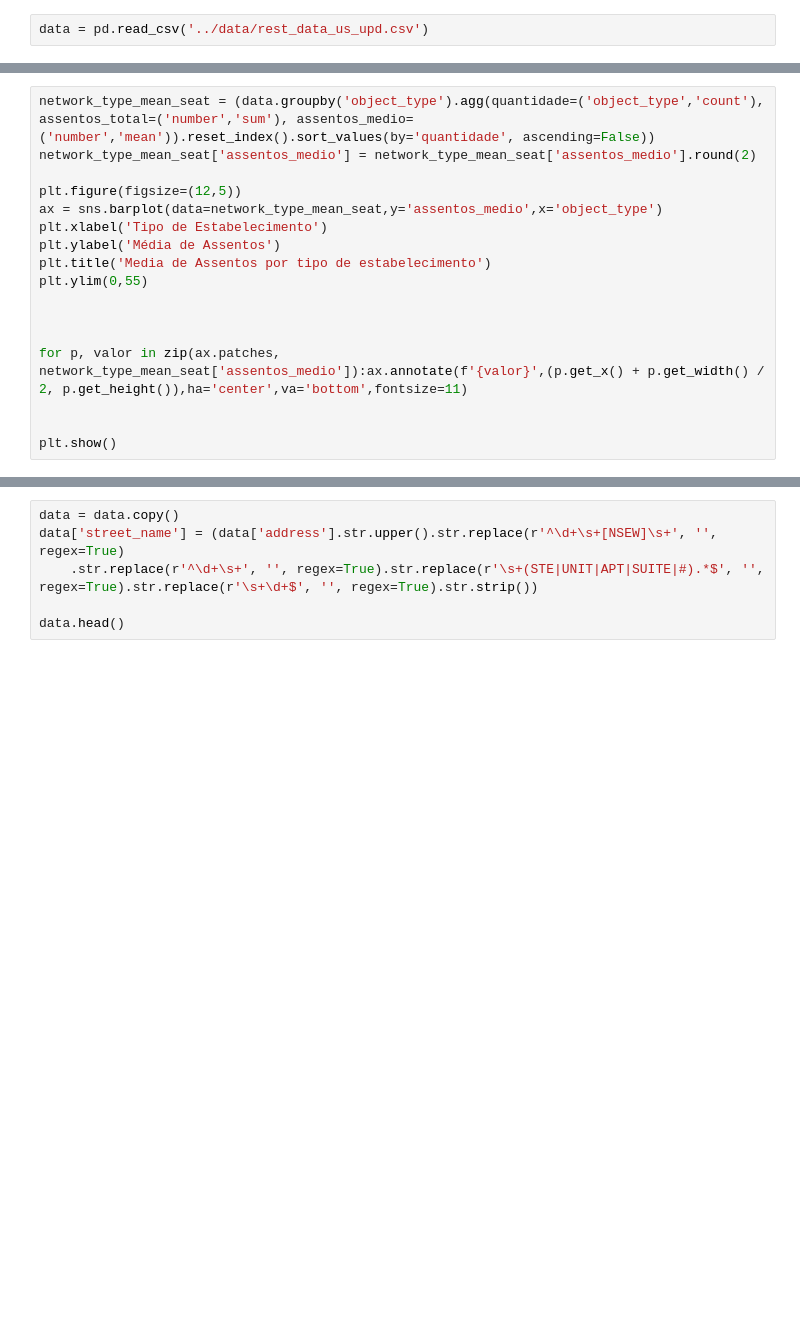
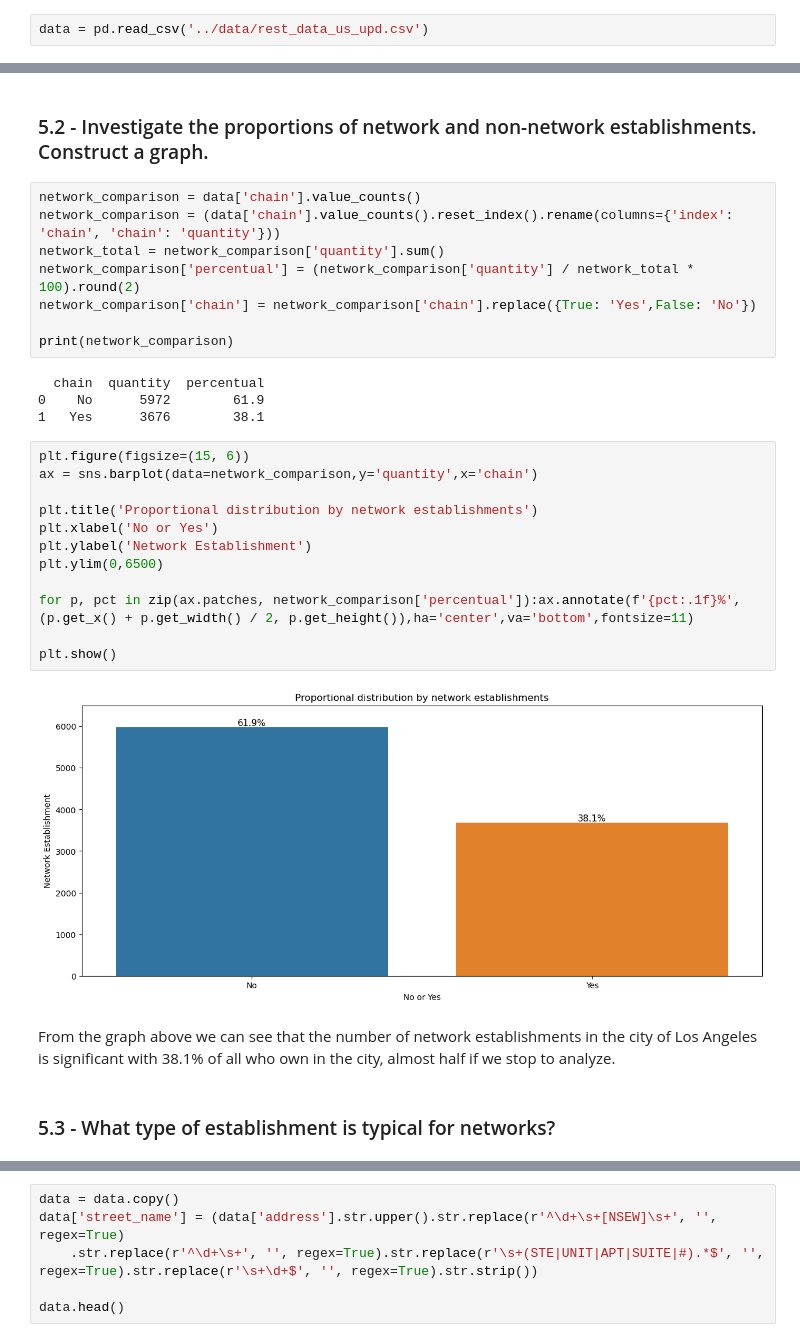
Before and after one commit to guilhermen29/Projeto-Cafeteria-Los-Angeles, a Jupyter notebook: notebook/notebook.ipynb, the cells around one changed output, grey strips where cells are left out. Drawn from its saved outputs; the diff is of its cells as text; blank space fills up the shorter version.

```diff
--- a/notebook/notebook.ipynb
+++ b/notebook/notebook.ipynb
@@ -231,17 +97,0 @@ A inclinação negativa da linha de tendência indica que as redes são caracter
-# %%
-network_type_mean_seat = (data.groupby('object_type').agg(quantidade=('object_type','count'), assentos_total=('number','sum'), assentos_medio=('number','mean')).reset_index().sort_values(by='quantidade', ascending=False))
-network_type_mean_seat['assentos_medio'] = network_type_mean_seat['assentos_medio'].round(2)
-
-plt.figure(figsize=(12,5))
-ax = sns.barplot(data=network_type_mean_seat,y='assentos_medio',x='object_type')
-plt.xlabel('Tipo de Estabelecimento')
-plt.ylabel('Média de Assentos')
-plt.title('Media de Assentos por tipo de estabelecimento')
-plt.ylim(0,55)
-
-
-
-for p, valor in zip(ax.patches, network_type_mean_seat['assentos_medio']):ax.annotate(f'{valor}',(p.get_x() + p.get_width() / 2, p.get_height()),ha='center',va='bottom',fontsize=11)
-
-
-plt.show()
@@ -255,0 +134,32 @@ Os tipos fast food e pizza ocupam uma posição intermediária, sugerindo format
+# %% [markdown]
+### 5.2 - Investigate the proportions of network and non-network establishments. Construct a graph.
+# %%
+network_comparison = data['chain'].value_counts()
+network_comparison = (data['chain'].value_counts().reset_index().rename(columns={'index': 'chain', 'chain': 'quantity'}))
+network_total = network_comparison['quantity'].sum()
+network_comparison['percentual'] = (network_comparison['quantity'] / network_total * 100).round(2)
+network_comparison['chain'] = network_comparison['chain'].replace({True: 'Yes',False: 'No'})
+
+print(network_comparison)
+# %% [output]
+  chain  quantity  percentual
+0    No      5972        61.9
+1   Yes      3676        38.1
+# %%
+plt.figure(figsize=(15, 6))
+ax = sns.barplot(data=network_comparison,y='quantity',x='chain')
+
+plt.title('Proportional distribution by network establishments')
+plt.xlabel('No or Yes')
+plt.ylabel('Network Establishment')
+plt.ylim(0,6500)
+
+for p, pct in zip(ax.patches, network_comparison['percentual']):ax.annotate(f'{pct:.1f}%',(p.get_x() + p.get_width() / 2, p.get_height()),ha='center',va='bottom',fontsize=11)
+
+plt.show()
+# %% [output]
+[figure, added]
+# %% [markdown]
+From the graph above we can see that the number of network establishments in the city of Los Angeles is significant with 38.1% of all who own in the city, almost half if we stop to analyze.
+# %% [markdown]
+### 5.3 - What type of establishment is typical for networks?
```
Also changed, not shown: parts of 76 cells of this notebook.
